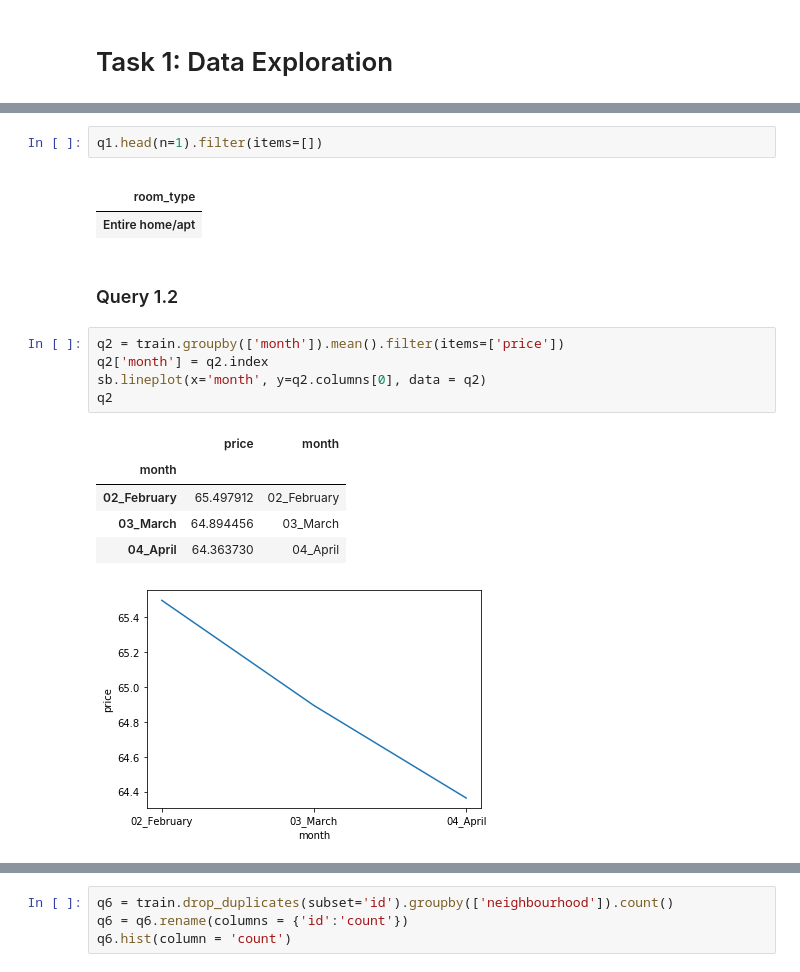
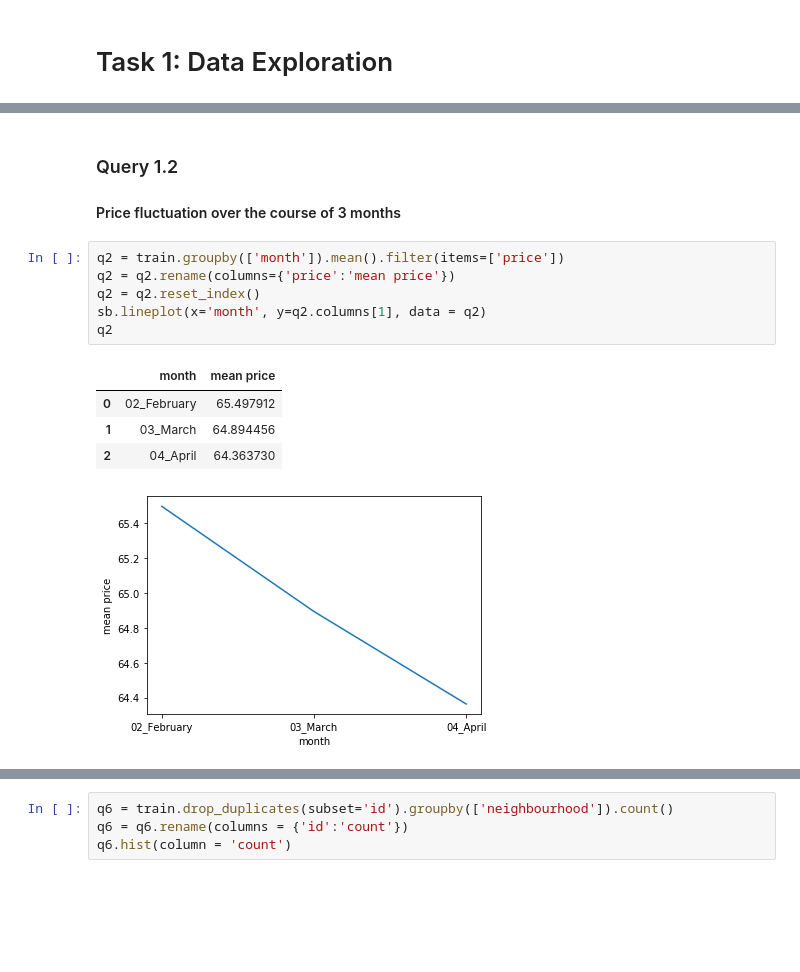
Before and after one commit to jdaridis/Airbnb-Mining, a Jupyter notebook: Python/Q1.ipynb, the cells around one changed output, grey strips where cells are left out. Drawn from its saved outputs; the diff is of its cells as text; blank space fills up the shorter version.

```diff
--- a/Python/Q1.ipynb
+++ b/Python/Q1.ipynb
@@ -36,22 +30,17 @@ q1
-# %%
-q1.head(n=1).filter(items=[])
-# %% [output]
-|  |
-| room_type |
-| Entire home/apt |
 # %% [markdown]
 ### Query 1.2
+#### Price fluctuation over the course of 3 months
 # %%
 q2 = train.groupby(['month']).mean().filter(items=['price'])
-q2['month'] = q2.index
-sb.lineplot(x='month', y=q2.columns[0], data = q2)
+q2 = q2.rename(columns={'price':'mean price'})
+q2 = q2.reset_index()
+sb.lineplot(x='month', y=q2.columns[1], data = q2)
 q2
 # %% [output]
-|  | price | month |
-| month |  |  |
-| 02_February | 65.497912 | 02_February |
-| 03_March | 64.894456 | 03_March |
-| 04_April | 64.363730 | 04_April |
+|  | month | mean price |
+| 0 | 02_February | 65.497912 |
+| 1 | 03_March | 64.894456 |
+| 2 | 04_April | 64.363730 |
-[figure, old version]
+[figure, new version]
 # %% [markdown]
 ### Query 1.3
```
Also changed, not shown: parts of 18 cells of this notebook.
